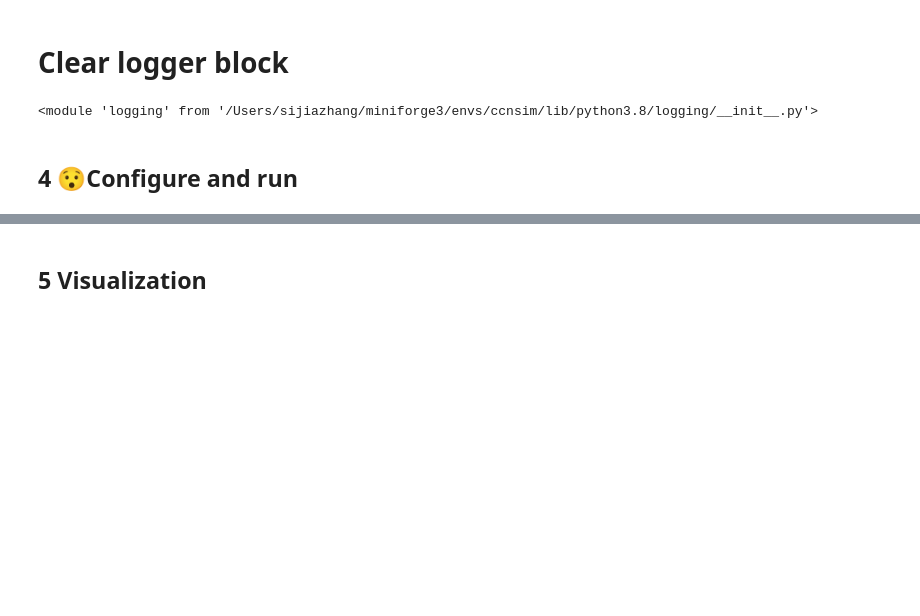
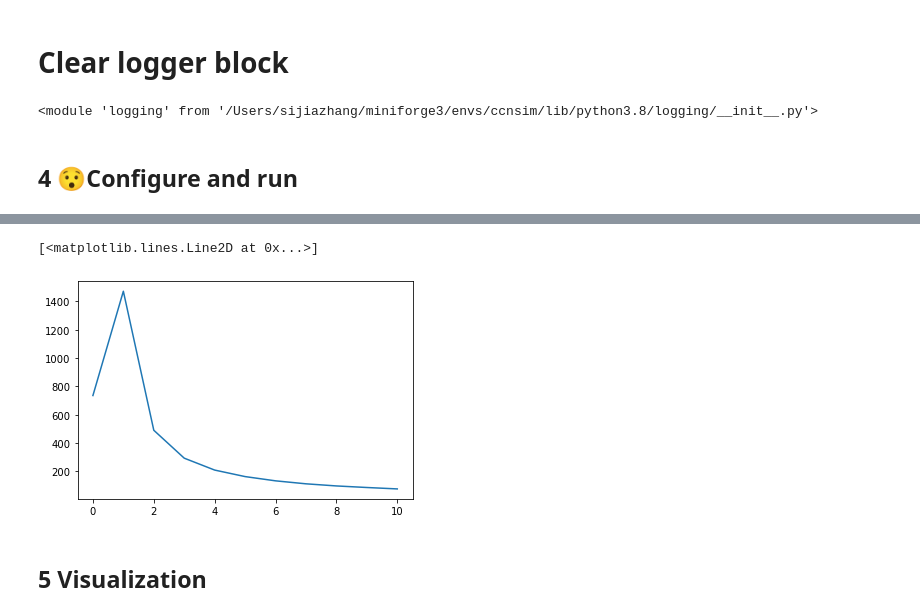
Before and after one commit to sijiahi/ccnsim_AS, a Jupyter notebook: socialccnsim.ipynb, the cells around one changed output, grey strips where cells are left out. Saved outputs shown, nothing was run; the diff lists cells and outputs as text; code cells hidden in the pictures; blank space fills up the shorter version.

```diff
--- a/socialccnsim.ipynb
+++ b/socialccnsim.ipynb
@@ -746,11 +904,18 @@ total seq num:  18000
 # %%
 offset = [0,2,4,6,8,10,12,14,16,18,20]
 contents = ["/content/%s"%str(i) for i in range(1000)]
 patterns = {}
 for i in range(len(offset)):
     req, pattern = gen_bilateral_biased_zipf_requests(alpha = 1,number_of_content = 1000, number_of_request = 10000, offset = offset[i])
     patterns[i] = pattern
+    #plt.plot(pattern.keys(), pattern.values())
+
 data = []
+
 for i in range(len(offset)):
-    data.append(patterns[i][15])
+    #print(patterns[i])
+    data.append(patterns[i][502])
 plt.plot(data)
+# %% [output]
+[<matplotlib.lines.Line2D at 0x...>]
+[figure, added]
```
Also changed, not shown: parts of 35 cells of this notebook, 7 other files.
